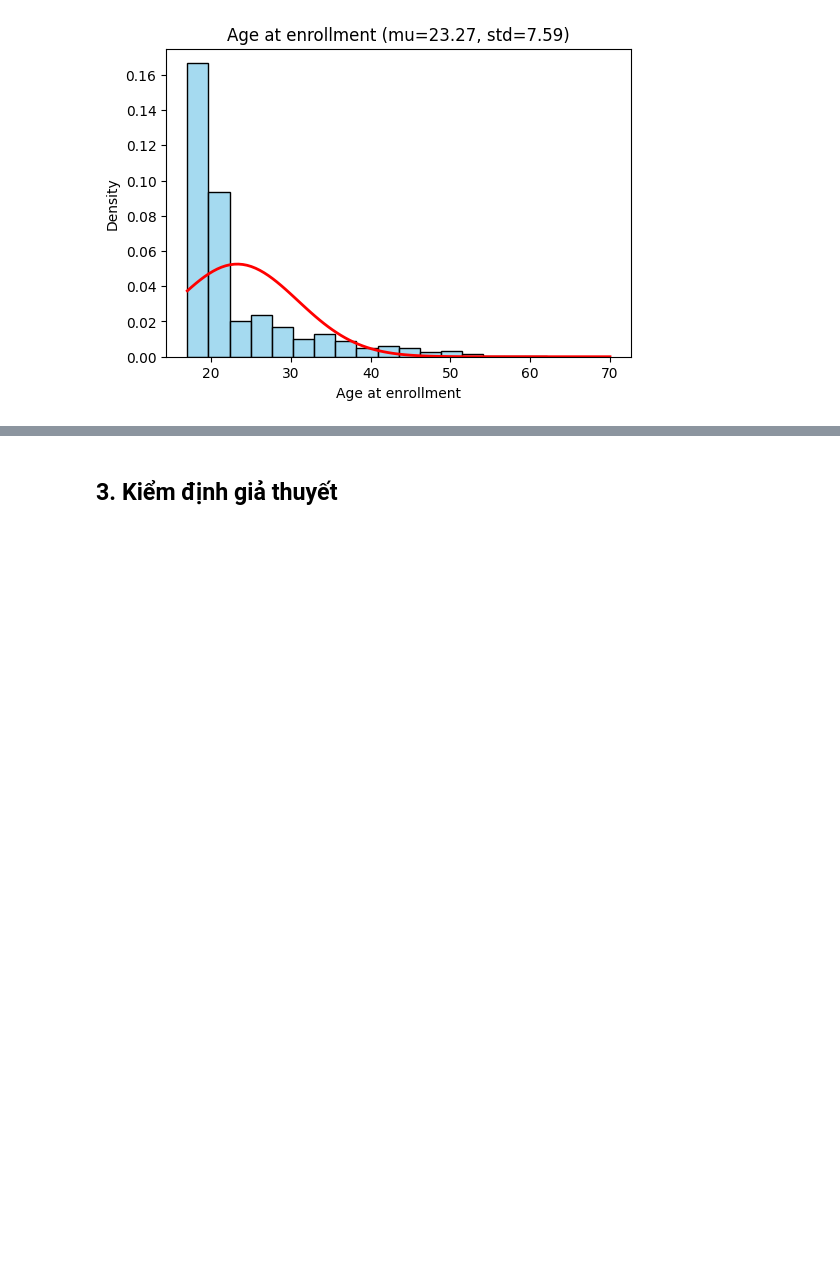
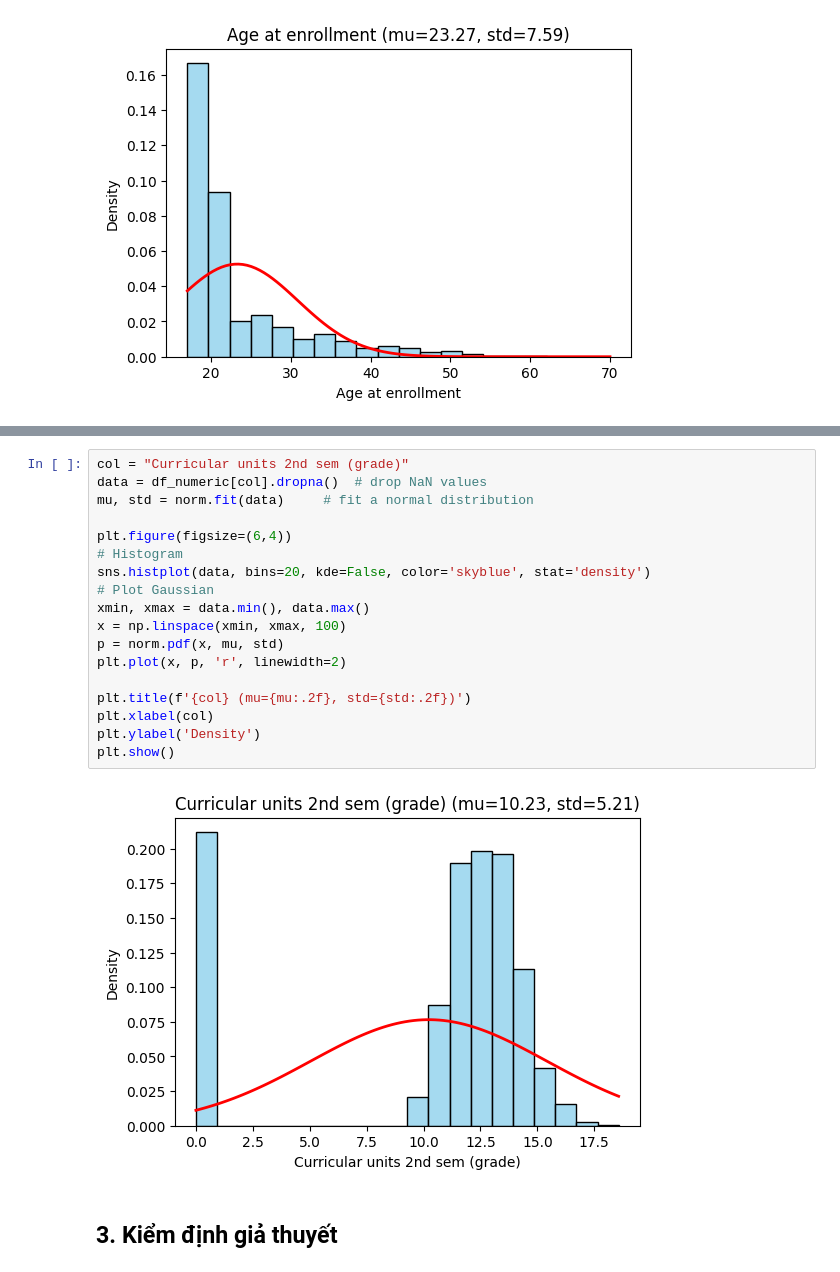
Before and after one commit to Scrowbin/end, a Jupyter notebook: code.ipynb, the cells around one changed output, grey strips where cells are left out. Drawn from its saved outputs; the diff is of its cells as text; blank space fills up the shorter version.

```diff
--- a/code.ipynb
+++ b/code.ipynb
@@ -518,3 +453,23 @@ plt.show()
+# %%
+col = "Curricular units 2nd sem (grade)"
+data = df_numeric[col].dropna()  # drop NaN values
+mu, std = norm.fit(data)     # fit a normal distribution
+
+plt.figure(figsize=(6,4))
+# Histogram
+sns.histplot(data, bins=20, kde=False, color='skyblue', stat='density')
+# Plot Gaussian
+xmin, xmax = data.min(), data.max()
+x = np.linspace(xmin, xmax, 100)
+p = norm.pdf(x, mu, std)
+plt.plot(x, p, 'r', linewidth=2)
+
+plt.title(f'{col} (mu={mu:.2f}, std={std:.2f})')
+plt.xlabel(col)
+plt.ylabel('Density')
+plt.show()
+# %% [output]
+[figure, added]
 # %% [markdown]
 ## 3. Kiểm định giả thuyết
 # %% [markdown]
```
Also changed, not shown: parts of 9 cells of this notebook.
